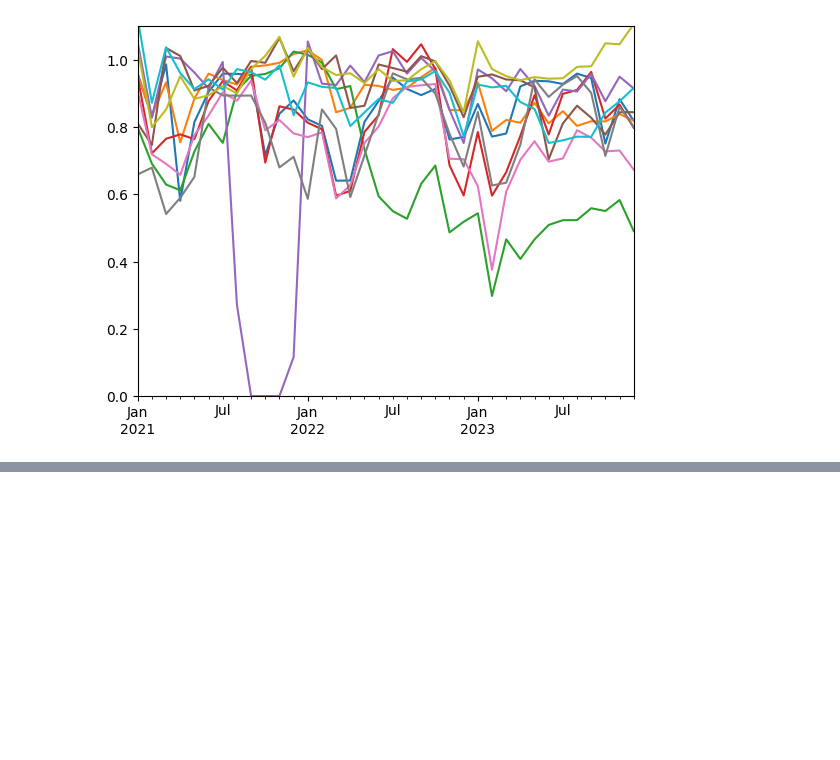
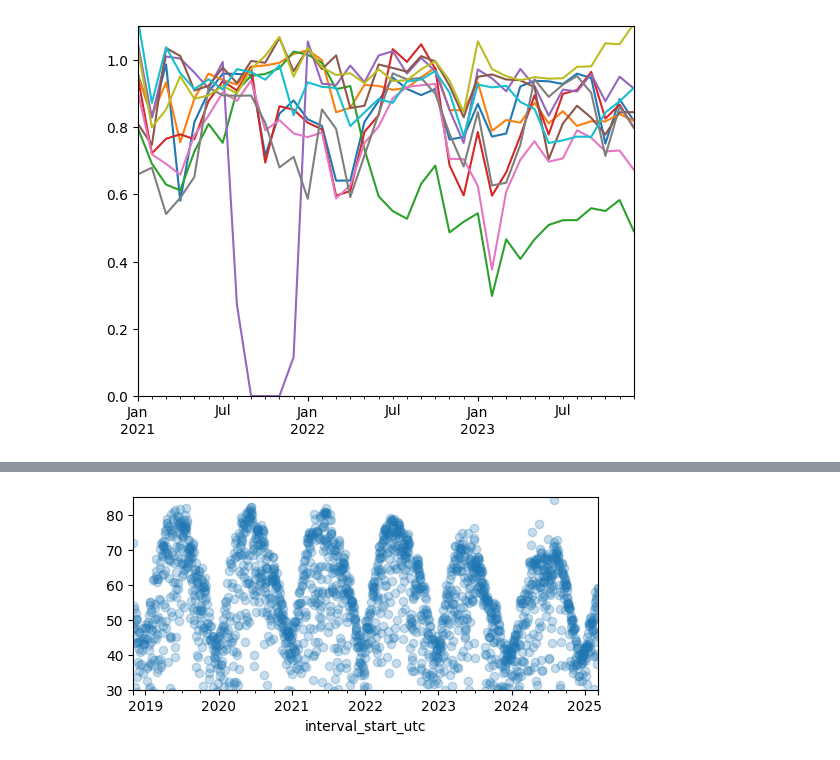
Before and after one commit to williamhobbs/PVPMC_2025, a Jupyter notebook: Process_Specs_Updated.ipynb, the cells around one changed output, grey strips where cells are left out. Saved outputs shown, nothing was run; the diff lists cells and outputs as text; code cells hidden in the pictures; blank space fills up the shorter version.

```diff
--- a/Process_Specs_Updated.ipynb
+++ b/Process_Specs_Updated.ipynb
@@ -1192,0 +1110,12 @@ Freq: ME, dtype: float64
+# %%
+plant_number = 4
+ts_file = filelist_ts[plant_number]
+df_ts_4 = pd.read_csv(ts_file,index_col=0,parse_dates=True,low_memory=False) #low_memory=False to avoid mixed variable type warning
+
+
+# df_ts['telemetered_net_output'].astype(float).resample('D').mean().plot()
+df_ts_4['hsl'].astype(float).resample('D').mean().plot(marker='o', linestyle='', alpha=0.25, figsize=(6,2.5))
+plt.ylim([30,85])
+plt.savefig("images/daily_avg_power_4.png", dpi=400, bbox_inches='tight')
+# %% [output]
+[figure, added]
```
Also changed, not shown: parts of 43 cells of this notebook, 6 other files.
